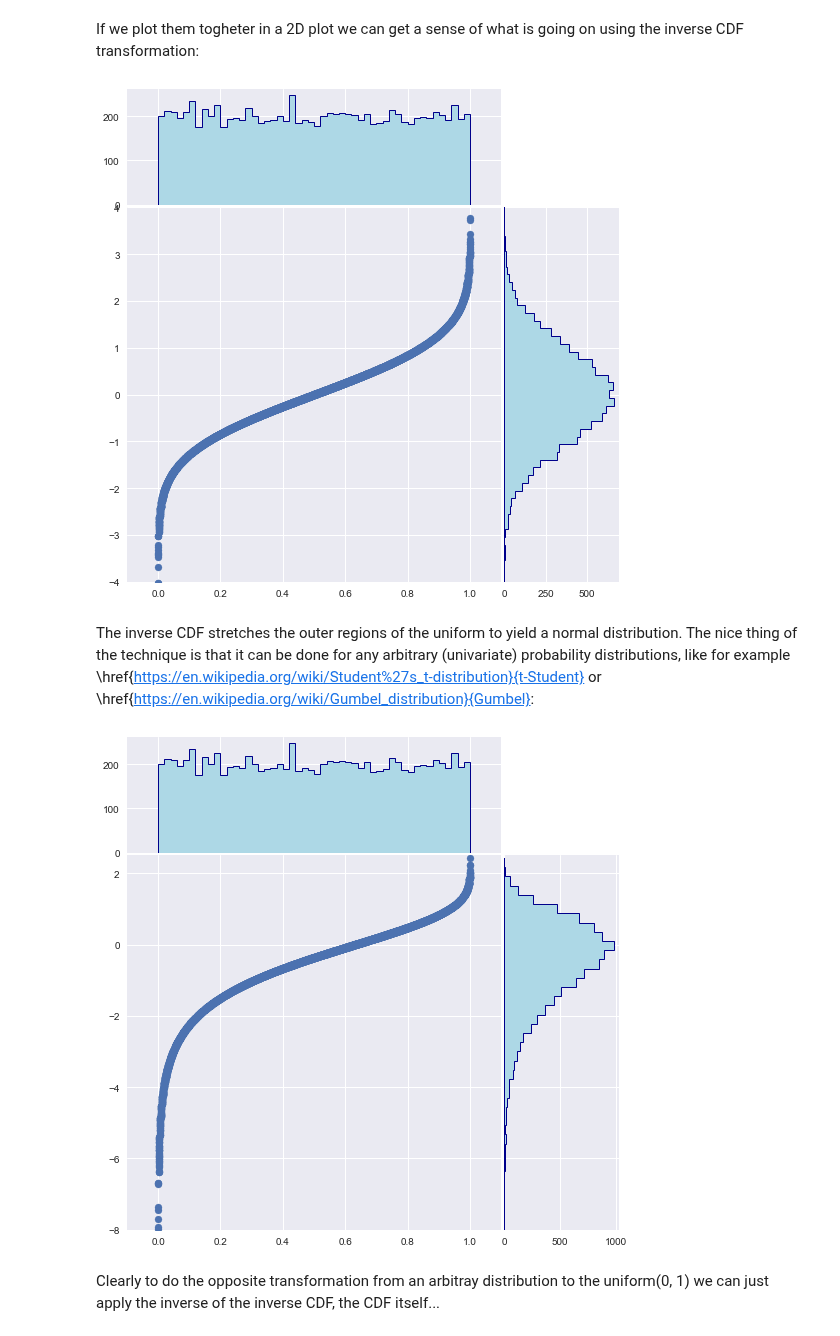
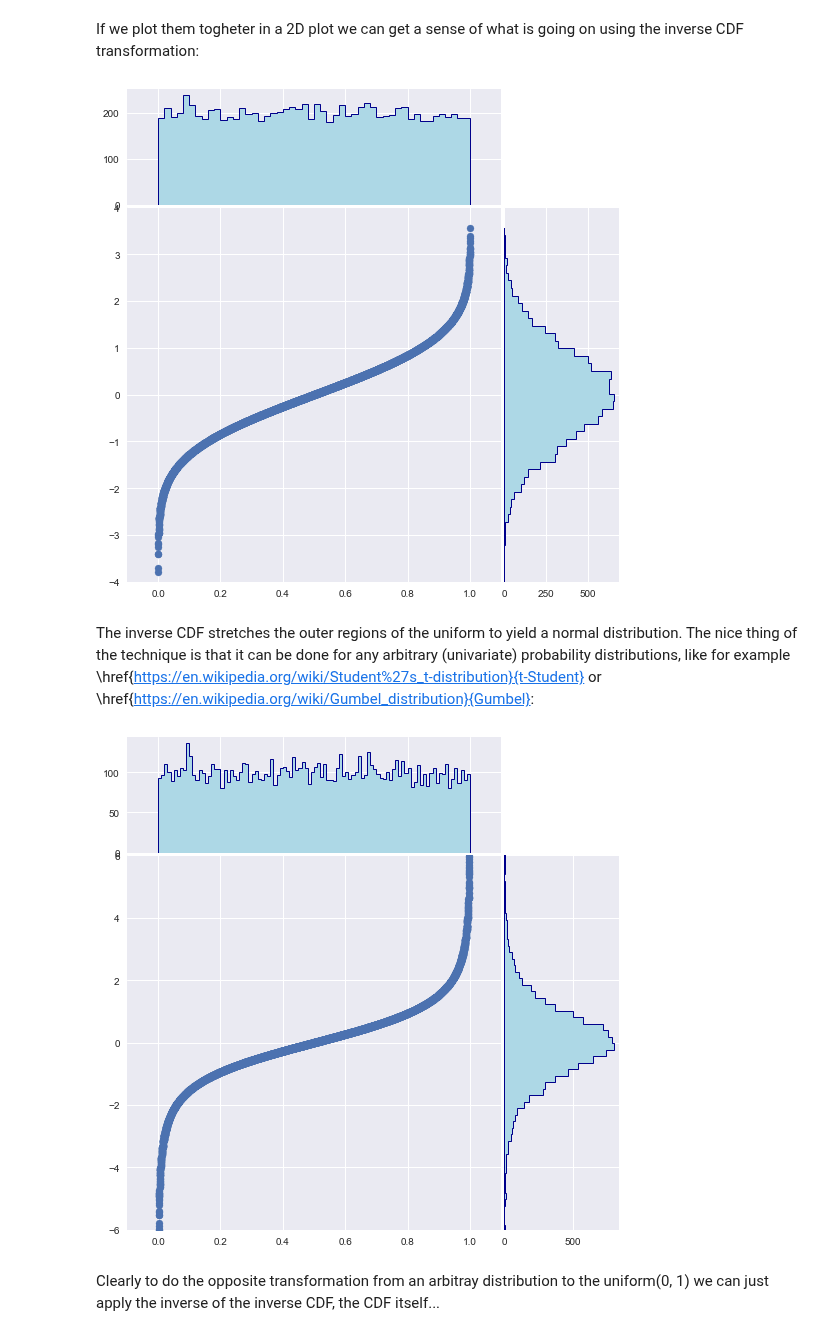
Before and after one commit to matteosan1/finance_course, a Jupyter notebook: libro/copula.ipynb, the cells around one changed output. Cells and saved outputs as stored; diff of their text form; code cells hidden in the pictures.

```diff
--- a/libro/copula.ipynb
+++ b/libro/copula.ipynb
@@ -139,7 +118,7 @@ ax_scatter.scatter(x, x_trans)
 ax_scatter.grid(True)
 
 ax_scatter.set_xlim((-0.1, 1.1))
-ax_scatter.set_ylim((-8, 8))
+ax_scatter.set_ylim((-4, 4))
 
 ax_histx.hist(x, bins=50,histtype='stepfilled', lw=1, ec='darkblue', color="lightblue")
 ax_histy.hist(x_trans, bins=50, orientation='horizontal',histtype='stepfilled', lw=1, ec='darkblue', color="lightblue")
@@ -149,7 +128,7 @@ ax_histy.set_ylim(ax_scatter.get_ylim())
 
 plt.show()
 # %% [output]
-[figure, old version]
+[figure, new version]
 # %% [markdown]
 The inverse CDF stretches the outer regions of the uniform to yield a normal distribution. The nice thing of the technique is that it can be done for any arbitrary (univariate) probability distributions, like for example \href{https://en.wikipedia.org/wiki/Student%27s_t-distribution}{t-Student} or \href{https://en.wikipedia.org/wiki/Gumbel_distribution}{Gumbel}:
 # %%
@@ -160,37 +139,37 @@ x_trans = tstudent.ppf(x)
 left, width = 0.1, 0.65
 bottom, height = 0.1, 0.65
 spacing = 0.005
 
 rect_scatter = [left, bottom, width, height]
 rect_histx = [left, bottom + height + spacing, width, 0.2]
 rect_histy = [left + width + spacing, bottom, 0.2, height]
 
 # start with a rectangular Figure
 plt.figure(figsize=(8, 8))
 
 ax_scatter = plt.axes(rect_scatter)
 ax_scatter.tick_params(direction='in', top=True, right=True)
 ax_histx = plt.axes(rect_histx)
 ax_histx.tick_params(direction='in', labelbottom=False)
 ax_histy = plt.axes(rect_histy)
 ax_histy.tick_params(direction='in', labelleft=False)
 
 # the scatter plot:
 ax_scatter.scatter(x, x_trans)
 ax_scatter.grid(True)
 
 ax_scatter.set_xlim((-0.1, 1.1))
-ax_scatter.set_ylim((-8, 8))
+ax_scatter.set_ylim((-6, 6))
 
-ax_histx.hist(x, bins=50,histtype='stepfilled', lw=1, ec='darkblue', color="lightblue")
-ax_histy.hist(x_trans, bins=50, orientation='horizontal',histtype='stepfilled', lw=1, ec='darkblue', color="lightblue")
+ax_histx.hist(x, bins=100,histtype='stepfilled', lw=1, ec='darkblue', color="lightblue")
+ax_histy.hist(x_trans, bins=200, orientation='horizontal',histtype='stepfilled', lw=1, ec='darkblue', color="lightblue")
 
 ax_histx.set_xlim(ax_scatter.get_xlim())
 ax_histy.set_ylim(ax_scatter.get_ylim())
 
 plt.show()
 # %% [output]
-[figure, old version]
+[figure, new version]
 # %% [markdown]
 Clearly to do the opposite transformation from an arbitray distribution to the uniform(0, 1) we can just apply the inverse of the inverse CDF, the CDF itself...
 # %% [markdown]
```
Also changed, not shown: parts of 26 cells of this notebook, 23 other files.
